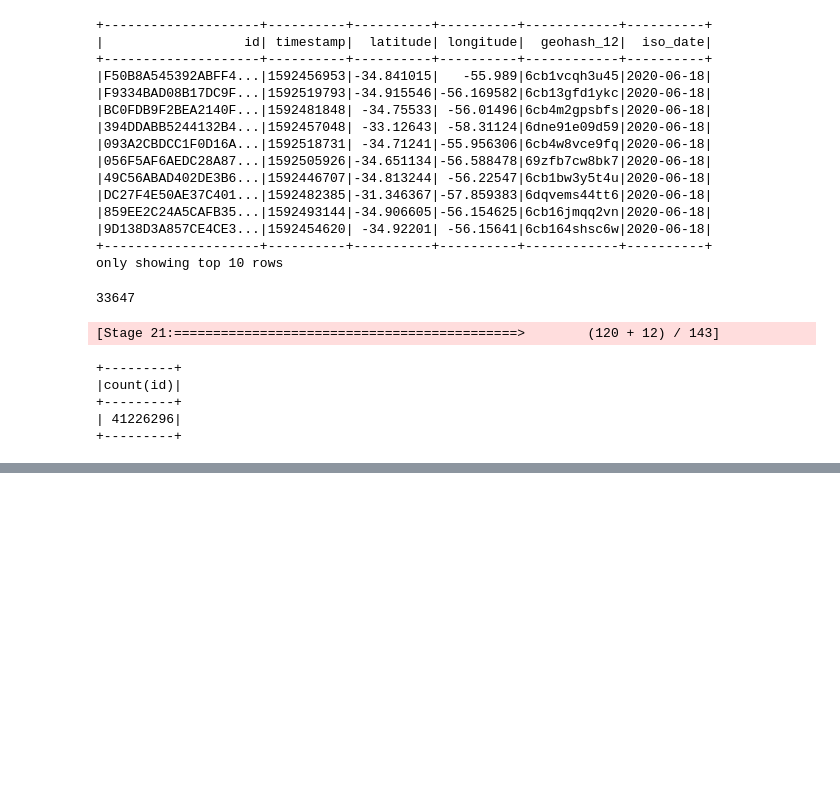
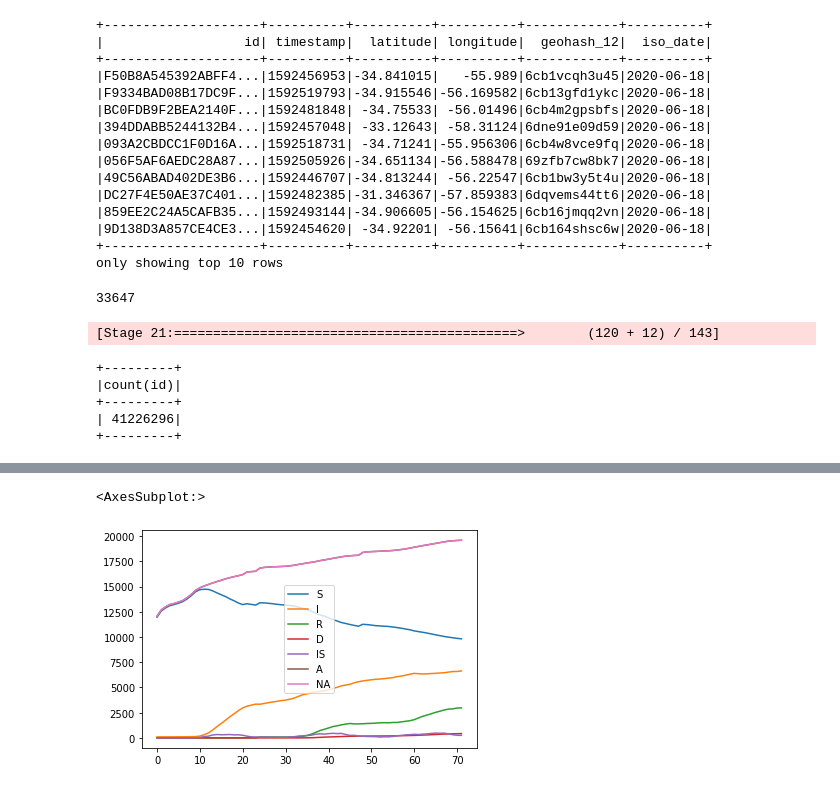
Before and after one commit to awolfmann/geocovid, a Jupyter notebook: eda.ipynb, the cells around one changed output, grey strips where cells are left out. Drawn from its saved outputs; the diff is of its cells as text; code cells hidden in the pictures; blank space fills up the shorter version.

```diff
--- a/eda.ipynb
+++ b/eda.ipynb
@@ -128,0 +179,2 @@ area_df.describe('h').show()
+# %%
+m_df = pd.read_json('results_model.json')
@@ -128,0 +190,5 @@ area_df.describe('h').show()
+# %%
+m_df.plot()
+# %% [output]
+<AxesSubplot:>
+[figure, added]
```
Also changed, not shown: parts of 17 cells of this notebook, 3 other files.
